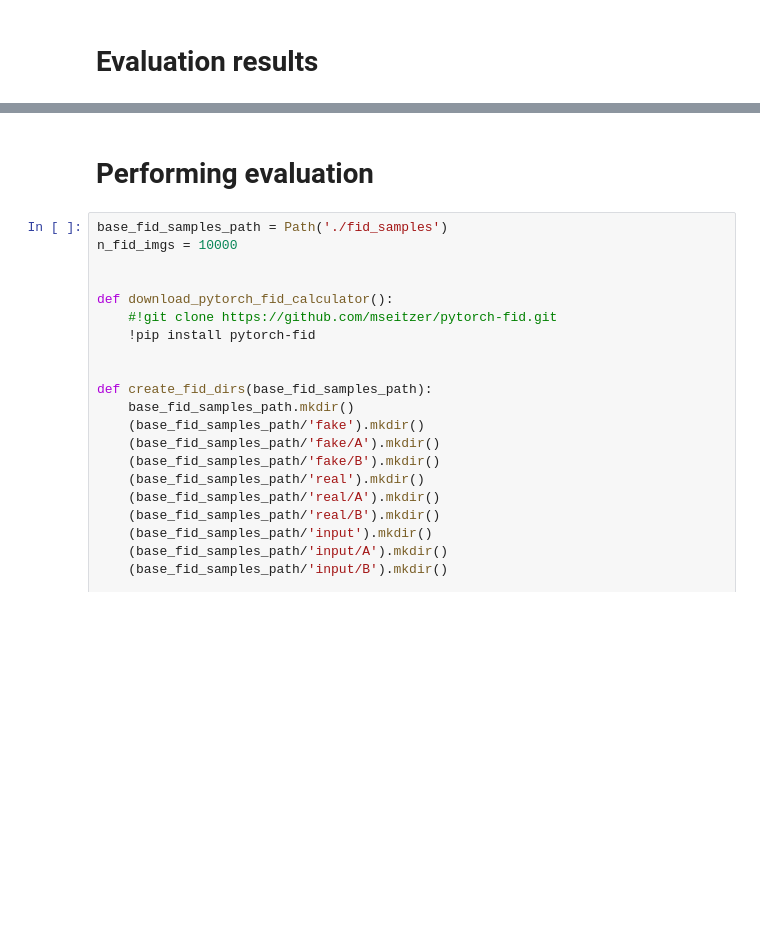
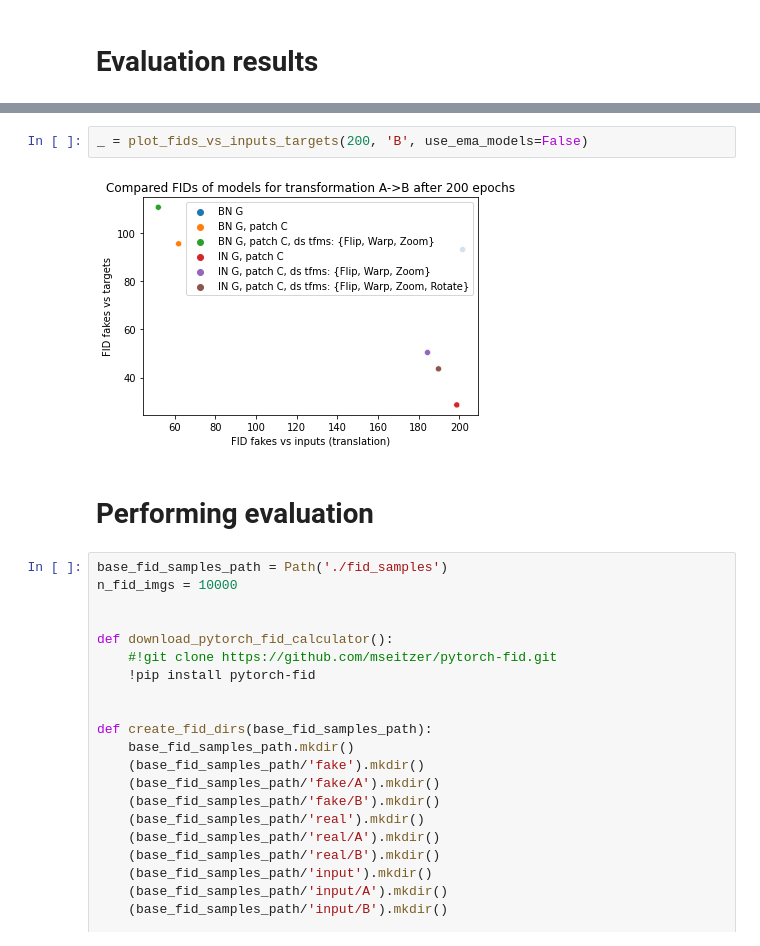
Before and after one commit to davidleonfdez/face2anime, a Jupyter notebook: notebooks/face2anime-bidirectional.ipynb, the cells around one changed output, grey strips where cells are left out. Drawn from its saved outputs; the diff is of its cells as text; blank space fills up the shorter version.

```diff
--- a/notebooks/face2anime-bidirectional.ipynb
+++ b/notebooks/face2anime-bidirectional.ipynb
@@ -590,3 +699,7 @@ _ = plot_fids_vs_inputs_targets(100, 'B', use_ema_models=True)
+# %%
+_ = plot_fids_vs_inputs_targets(200, 'B', use_ema_models=False)
+# %% [output]
+[figure, added]
 # %% [markdown]
 # Performing evaluation
 # %%
```
Also changed, not shown: parts of 30 cells of this notebook.
